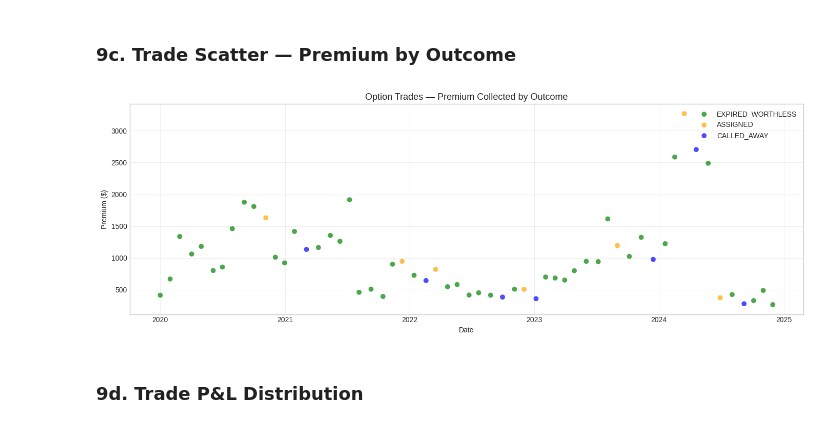
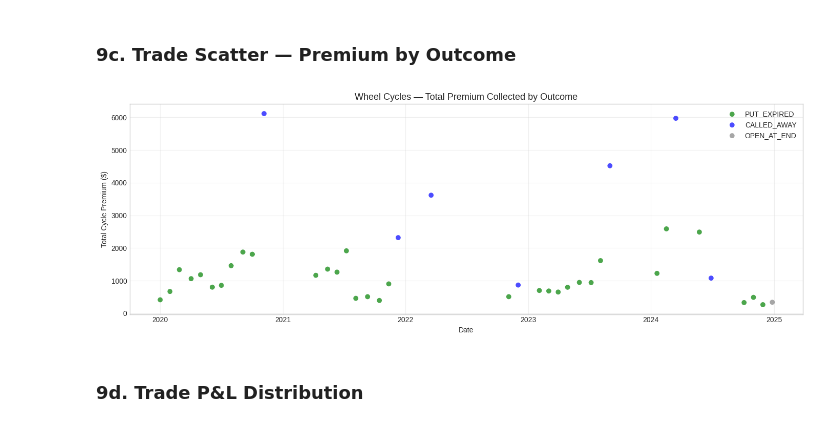
Before and after one commit to reading-stiener/Backtesting-wheel-strategy-for-NVIDIA, a Jupyter notebook: wheel_backtest.ipynb, the cells around one changed output. Drawn from its saved outputs; the diff is of its cells as text; code cells hidden in the pictures.

```diff
--- a/wheel_backtest.ipynb
+++ b/wheel_backtest.ipynb
@@ -31,6 +31,7 @@ RAW_DIR = 'data/raw'
 STOCK_FILE = os.path.join(RAW_DIR, 'nvda_option_prices.csv')
 OPTIONS_FILE = os.path.join(RAW_DIR, 'nvda_option_prices_greeks.csv')
 ZERO_CURVE_FILE = os.path.join(RAW_DIR, 'zero_curve.csv')
+SP500_FILE = os.path.join(RAW_DIR, 'daily_sp500.csv')
 
 # Strategy parameters
 INITIAL_CAPITAL = 100_000
@@ -817,10 +1027,24 @@ def run_buy_and_hold(stock_df, splits, initial_capital=INITIAL_CAPITAL):
 
     return pd.DataFrame(records).set_index('date')
 
+# NVDA Buy-and-Hold
 bh_daily = run_buy_and_hold(stock_df, splits)
-
 first_close = stock_df.iloc[0]['close']
 shares_bought = math.floor(INITIAL_CAPITAL / first_close)
-print(f'Buy & Hold: {shares_bought} shares @ ${first_close:.2f}')
+print(f'NVDA Buy & Hold: {shares_bought} shares @ ${first_close:.2f}')
 print(f'Final value: ${bh_daily["total_value"].iloc[-1]:,.2f}')
+
+# S&P 500 Benchmark
+sp500_raw = pd.read_csv(SP500_FILE, parse_dates=['DATE'])
+sp500_raw.set_index('DATE', inplace=True)
+sp500_raw.sort_index(inplace=True)
+
+# Build total value from daily returns (vwretd)
+sp500_daily = pd.DataFrame(index=sp500_raw.index)
+sp500_daily['total_value'] = INITIAL_CAPITAL * (1 + sp500_raw['vwretd']).cumprod()
+sp500_daily.index.name = 'date'
+
+print(f'\nS&P 500 Benchmark:')
+print(f'Final value: ${sp500_daily["total_value"].iloc[-1]:,.2f}')
+print(f'Date range: {sp500_daily.index[0].date()} to {sp500_daily.index[-1].date()}')
 # %% [output]
@@ -942,10 +1185,12 @@ plt.show()
 # %%
 fig, ax = plt.subplots(figsize=(14, 4))
 
-for label, df, color in [('Wheel', wheel_daily, 'tab:blue'), ('Buy & Hold', bh_daily, 'tab:orange')]:
+for label, df, color in [('Wheel', wheel_daily, 'tab:blue'),
+                          ('NVDA B&H', bh_daily, 'tab:orange'),
+                          ('S&P 500', sp500_daily, 'tab:green')]:
     values = df['total_value']
     dd = (values - values.cummax()) / values.cummax()
-    ax.fill_between(dd.index, dd.values, alpha=0.3, color=color, label=label)
+    ax.fill_between(dd.index, dd.values, alpha=0.2, color=color, label=label)
     ax.plot(dd.index, dd.values, linewidth=0.8, color=color)
 
 ax.set_title('Drawdown Comparison', fontsize=13)
@@ -960,26 +1205,26 @@ plt.show()
 # %% [markdown]
 ### 9c. Trade Scatter — Premium by Outcome
 # %%
-trades_df = pd.DataFrame(trade_log)
+cycles_df = pd.DataFrame(trade_log)
 
-color_map = {'EXPIRED_WORTHLESS': 'green', 'ASSIGNED': 'orange', 'CALLED_AWAY': 'blue'}
+color_map = {'PUT_EXPIRED': 'green', 'CALLED_AWAY': 'blue', 'OPEN_AT_END': 'gray'}
 
 fig, ax = plt.subplots(figsize=(14, 5))
-for outcome, color in color_map.items():
-    subset = trades_df[trades_df['outcome'] == outcome]
+for exit_type, color in color_map.items():
+    subset = cycles_df[cycles_df['exit_type'] == exit_type]
     if not subset.empty:
-        ax.scatter(subset['entry_date'], subset['premium_collected'],
-                   c=color, label=outcome, alpha=0.7, s=50, edgecolors='none')
+        ax.scatter(subset['entry_date'], subset['total_premiums'],
+                   c=color, label=exit_type, alpha=0.7, s=50, edgecolors='none')
 
-ax.set_title('Option Trades — Premium Collected by Outcome', fontsize=13)
-ax.set_ylabel('Premium ($)')
+ax.set_title('Wheel Cycles — Total Premium Collected by Outcome', fontsize=13)
+ax.set_ylabel('Total Cycle Premium ($)')
 ax.set_xlabel('Date')
 ax.legend(fontsize=10)
 ax.grid(True, alpha=0.3)
 fig.tight_layout()
 plt.show()
 # %% [output]
-[figure, old version]
+[figure, new version]
 # %% [markdown]
 ### 9d. Trade P&L Distribution
 # %%
```
Also changed, not shown: parts of 24 cells of this notebook, 9 other files.
